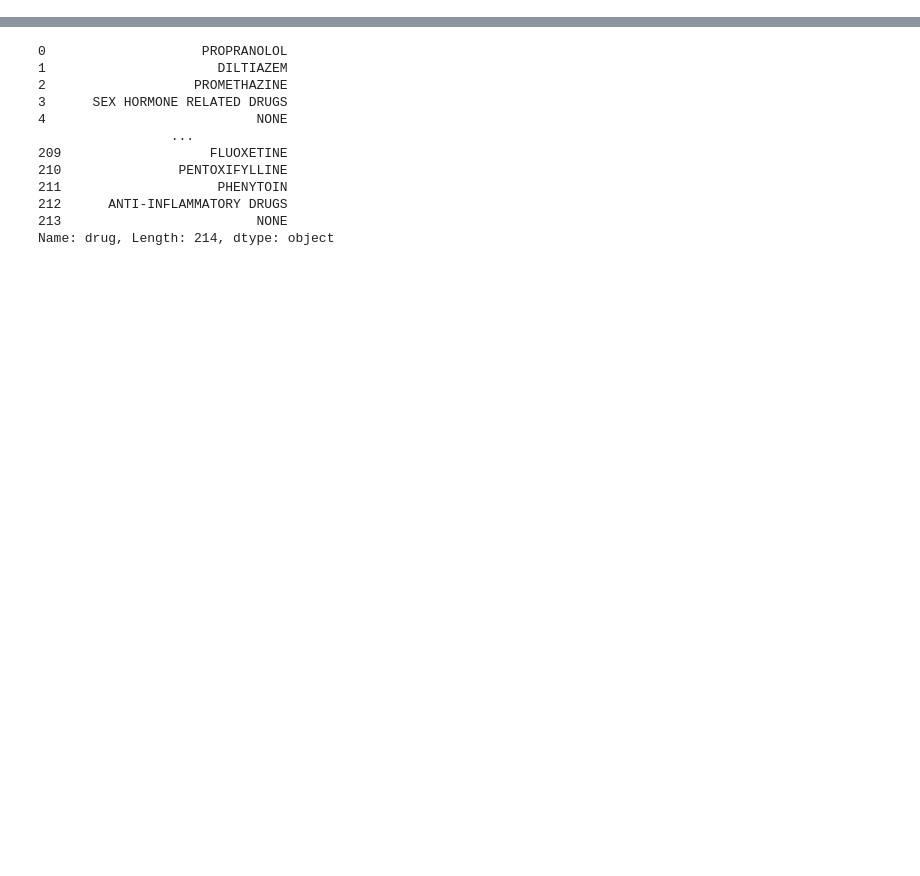
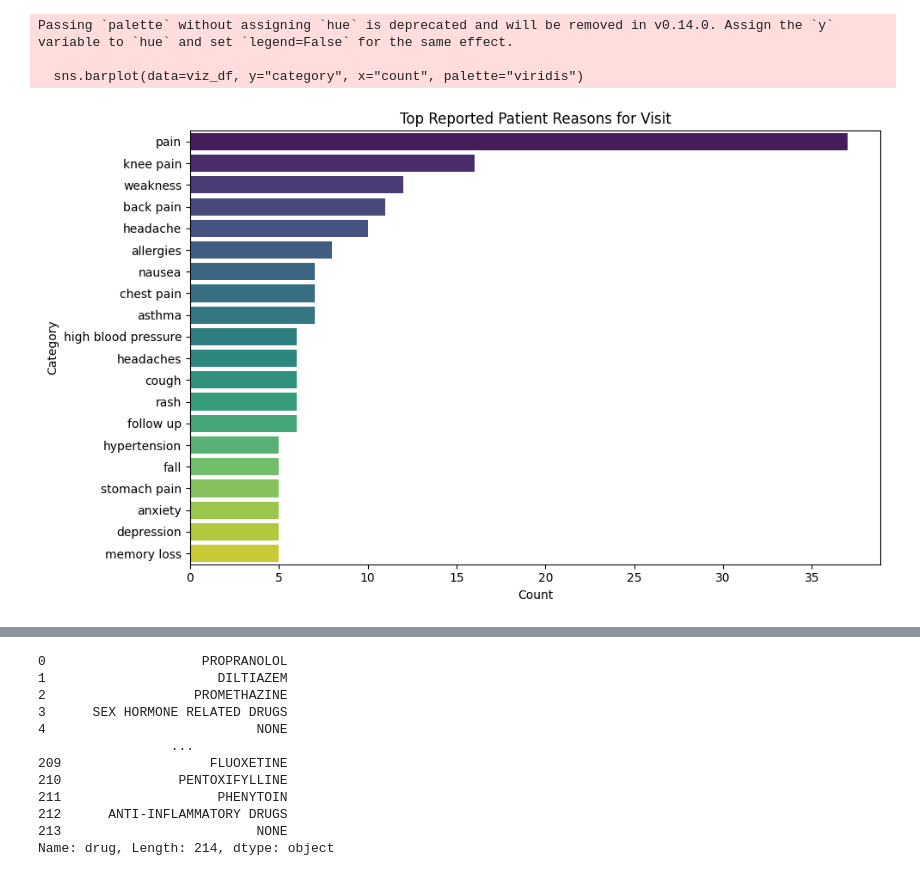
Before and after one commit to suchitbhayani/AI-drug-discovery, a Jupyter notebook: viz/eda.ipynb, the cells around one changed output, grey strips where cells are left out. Drawn from its saved outputs; the diff is of its cells as text; code cells hidden in the pictures; blank space fills up the shorter version.

Commit message:
viz for report

```diff
--- a/viz/eda.ipynb
+++ b/viz/eda.ipynb
@@ -9,4 +10,19 @@ symptoms_df = pd.read_csv('../data/symptoms.csv')
 drug_candidates_df = pd.read_csv('../data/drug_candidates.csv')
+# %%
+# 1. Remove leading/trailing whitespace and lowercase
+visit_reasons_df['visit_reasons'] = visit_reasons_df['0'].str.strip().str.lower()
+
+# 2. Split multiple reasons by comma and explode
+exploded_vr = visit_reasons_df.assign(
+    reason=visit_reasons_df['visit_reasons'].str.split(',')
+).explode('reason')
+
+# 3. Strip whitespace again and drop empty entries
+exploded_vr['reason'] = exploded_vr['reason'].str.strip()
+exploded_vr = exploded_vr[exploded_vr['reason'] != ''].reset_index(drop=True)
+
+# Optional: keep only the new column
+exploded_vr = exploded_vr[['reason']]
 # %%
 # 1. Remove leading/trailing whitespace and lowercase
 family_illness_df['illnesses'] = family_illness_df['0'].str.strip().str.lower()
@@ -50,4 +96,12 @@ def plot_top_categories(series, top_n=20, title="Distribution"):
     plt.ylabel("Category")
     plt.tight_layout()
     plt.show()
+# %%
+# Top reasons for visit
+plot_top_categories(exploded_vr['reason'], top_n=20, title="Top Reported Patient Reasons for Visit")
+# %% [output]
+Passing `palette` without assigning `hue` is deprecated and will be removed in v0.14.0. Assign the `y` variable to `hue` and set `legend=False` for the same effect.
+
+  sns.barplot(data=viz_df, y="category", x="count", palette="viridis")
+[figure, added]
 # %%
```
Also changed, not shown: parts of 9 cells of this notebook.
